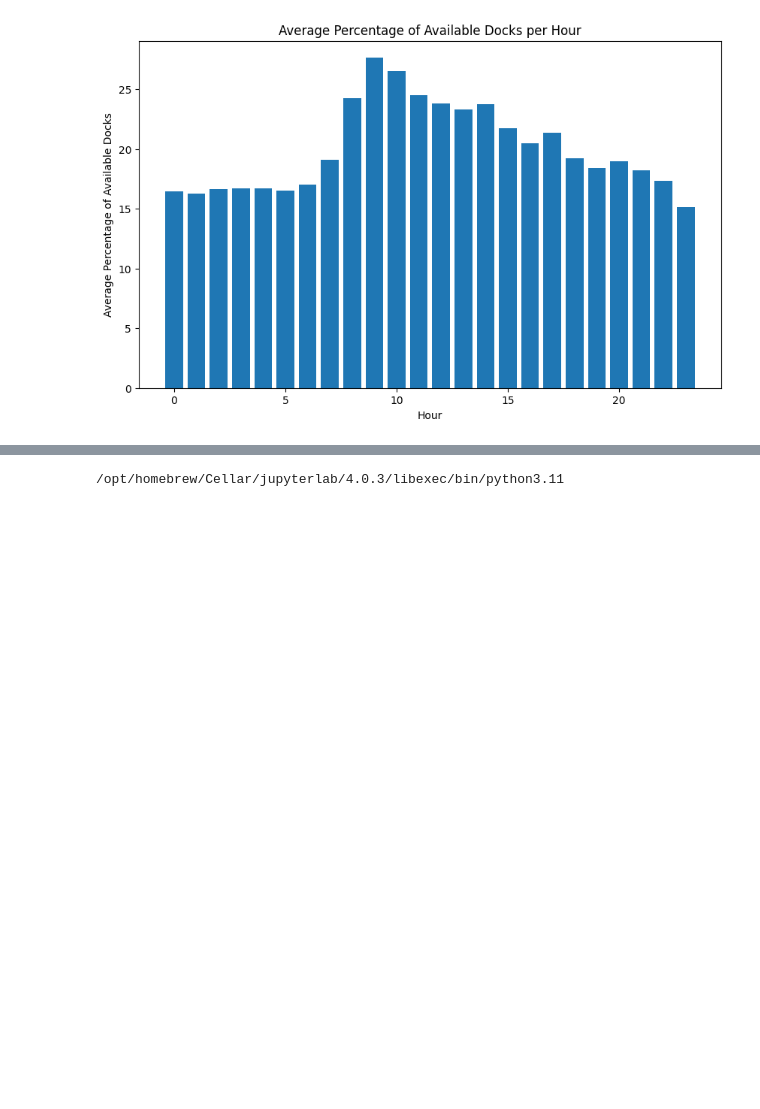
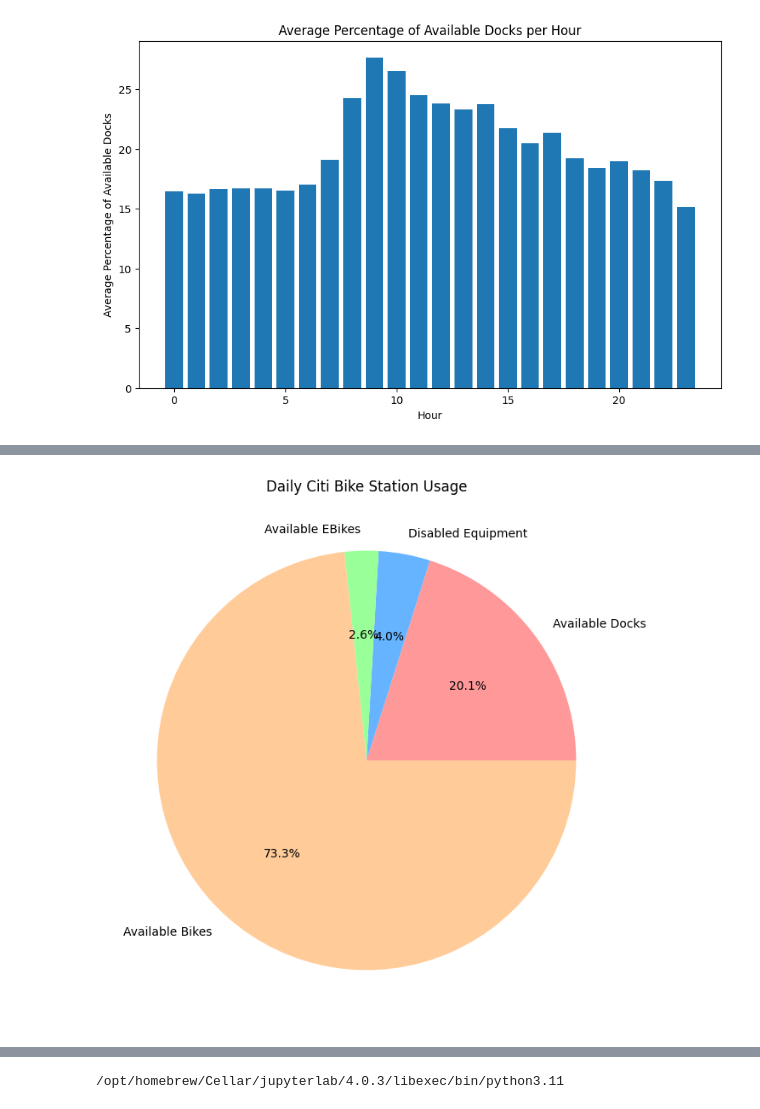
Before and after one commit to kardolus/citi-bike-dock-tracker, a Jupyter notebook: research/red_hook_ts.ipynb, the cells around one changed output, grey strips where cells are left out. Drawn from its saved outputs; the diff is of its cells as text; code cells hidden in the pictures; blank space fills up the shorter version.

Commit message:
Add daily breakdown

```diff
--- a/research/red_hook_ts.ipynb
+++ b/research/red_hook_ts.ipynb
@@ -101,0 +102,33 @@ plt.show()
+# %%
+import pandas as pd
+import matplotlib.pyplot as plt
+
+# Load the data
+data = pd.read_csv('2023-07-25.csv')
+
+# Calculate the total capacity for each timestamp
+data['TotalCapacity'] = data['BikesDisabled'] + data['EBikesAvailable'] + data['BikesAvailable'] + data['DocksDisabled'] + data['DocksAvailable']
+
+# Calculate the percentage of available docks for each timestamp
+data['PercentageAvailable'] = (data['DocksAvailable'] / data['TotalCapacity']) * 100
+
+# Calculate the average percentage of available docks
+average_percentage_available = data['PercentageAvailable'].mean()
+
+# Calculate the average percentage of each category
+average_percentage_disabled = (data['DocksDisabled'].sum() + data['BikesDisabled'].sum()) / data['TotalCapacity'].sum() * 100
+average_percentage_ebikes_available = (data['EBikesAvailable'].sum() / data['TotalCapacity'].sum()) * 100
+average_percentage_bikes_available = (data['BikesAvailable'].sum() / data['TotalCapacity'].sum()) * 100
+
+# Define the data for the pie chart
+sizes = [average_percentage_available, average_percentage_disabled, average_percentage_ebikes_available, average_percentage_bikes_available]
+labels = ['Available Docks', 'Disabled Equipment', 'Available EBikes', 'Available Bikes']
+colors = ['#ff9999', '#66b3ff', '#99ff99', '#ffcc99']
+
+# Create a pie chart
+plt.figure(figsize=(8, 8))
+plt.pie(sizes, labels=labels, colors=colors, autopct='%1.1f%%')
+plt.title('Daily Citi Bike Station Usage')
+plt.show()
+# %% [output]
+[figure, added]
```
Also changed, not shown: parts of 5 cells of this notebook.
